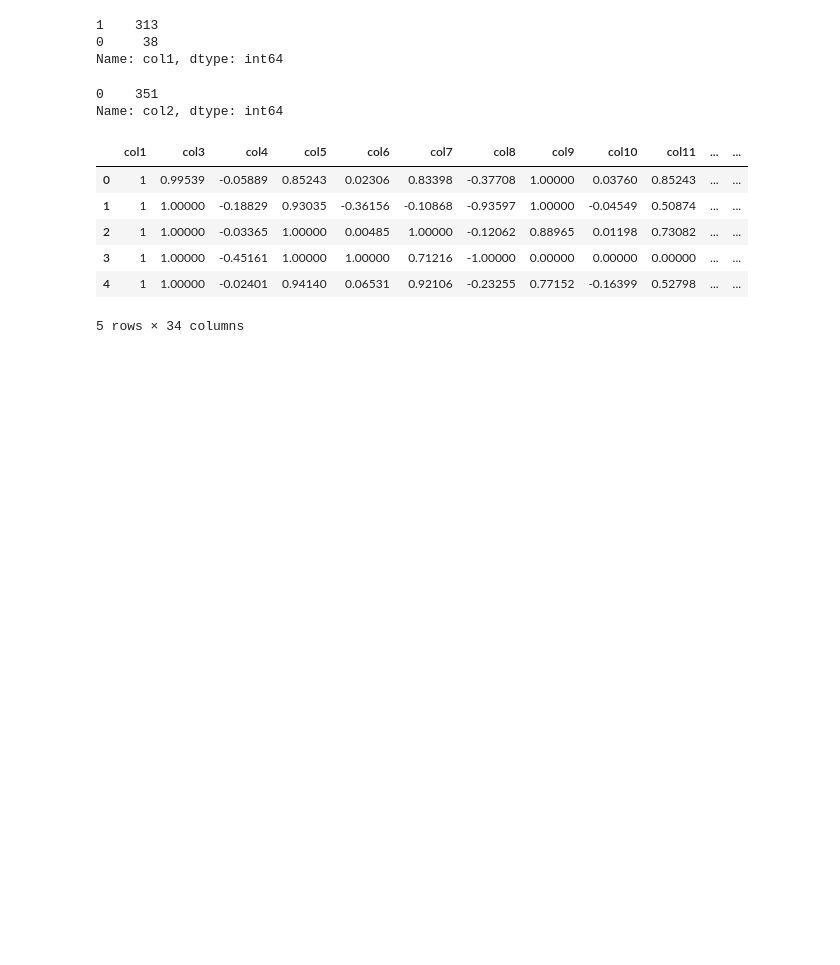
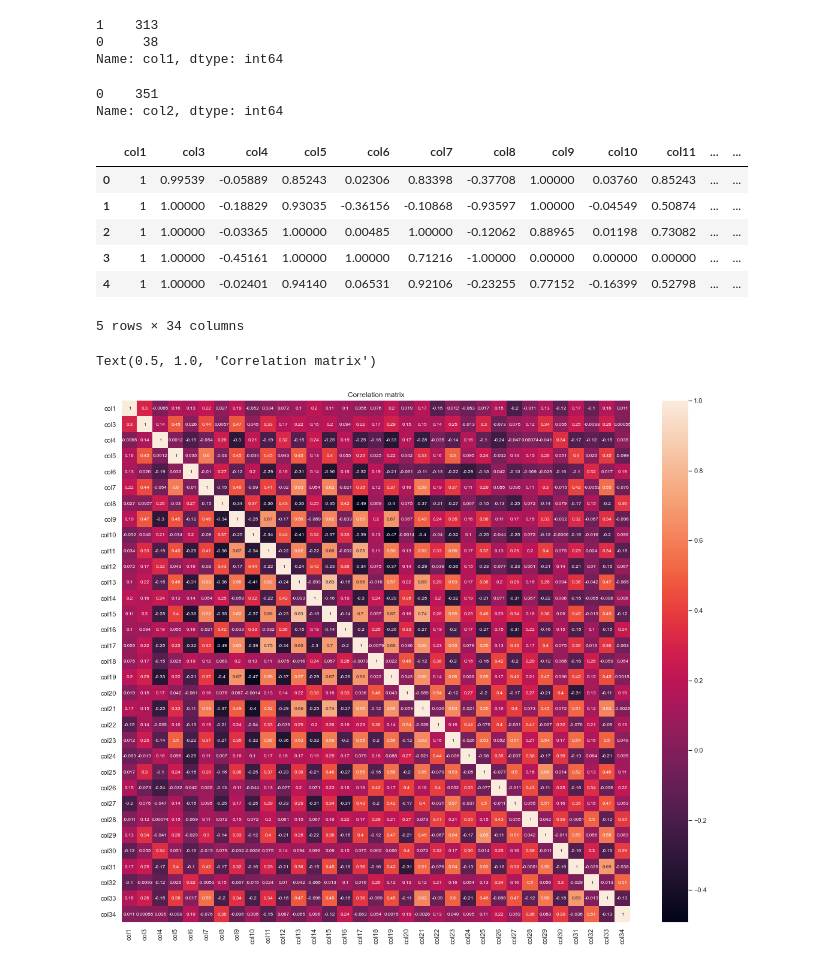
Before and after one commit to MohamedNennouche/Other-classification-projects, a Jupyter notebook: iono-notebook.ipynb, the cells around one changed output. Drawn from its saved outputs; the diff is of its cells as text; code cells hidden in the pictures; blank space fills up the shorter version.

```diff
--- a/iono-notebook.ipynb
+++ b/iono-notebook.ipynb
@@ -69,0 +68,8 @@ sns.pairplot(data_iono, hue='class')
+# %%
+sns.set_theme(style='darkgrid')
+plt.figure(figsize=(19,16))
+sns.heatmap(data_iono.corr(), annot=True, annot_kws={"size": 8})
+plt.title("Correlation matrix")
+# %% [output]
+Text(0.5, 1.0, 'Correlation matrix')
+[figure, added]
```
Also changed, not shown: parts of 1 cell of this notebook.
